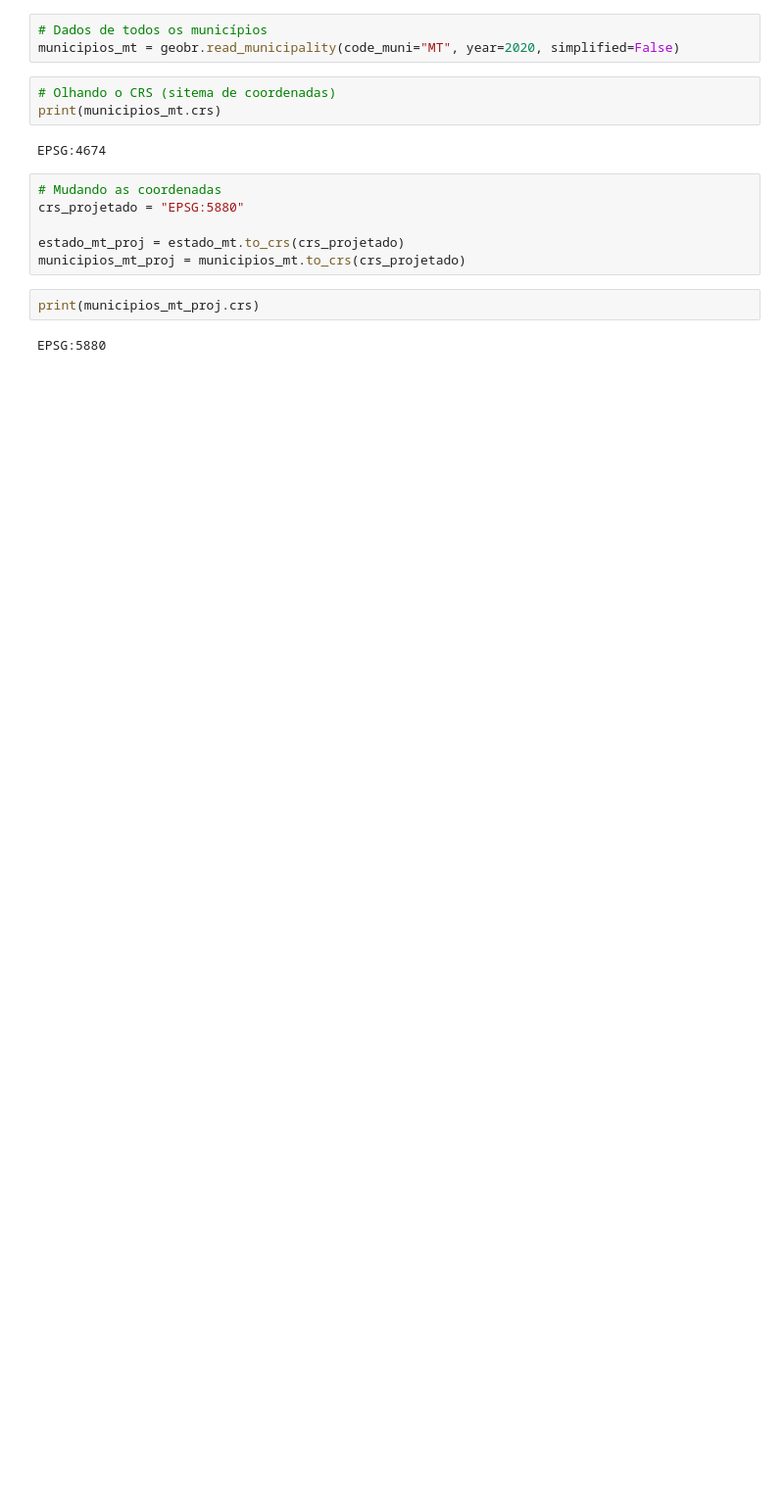
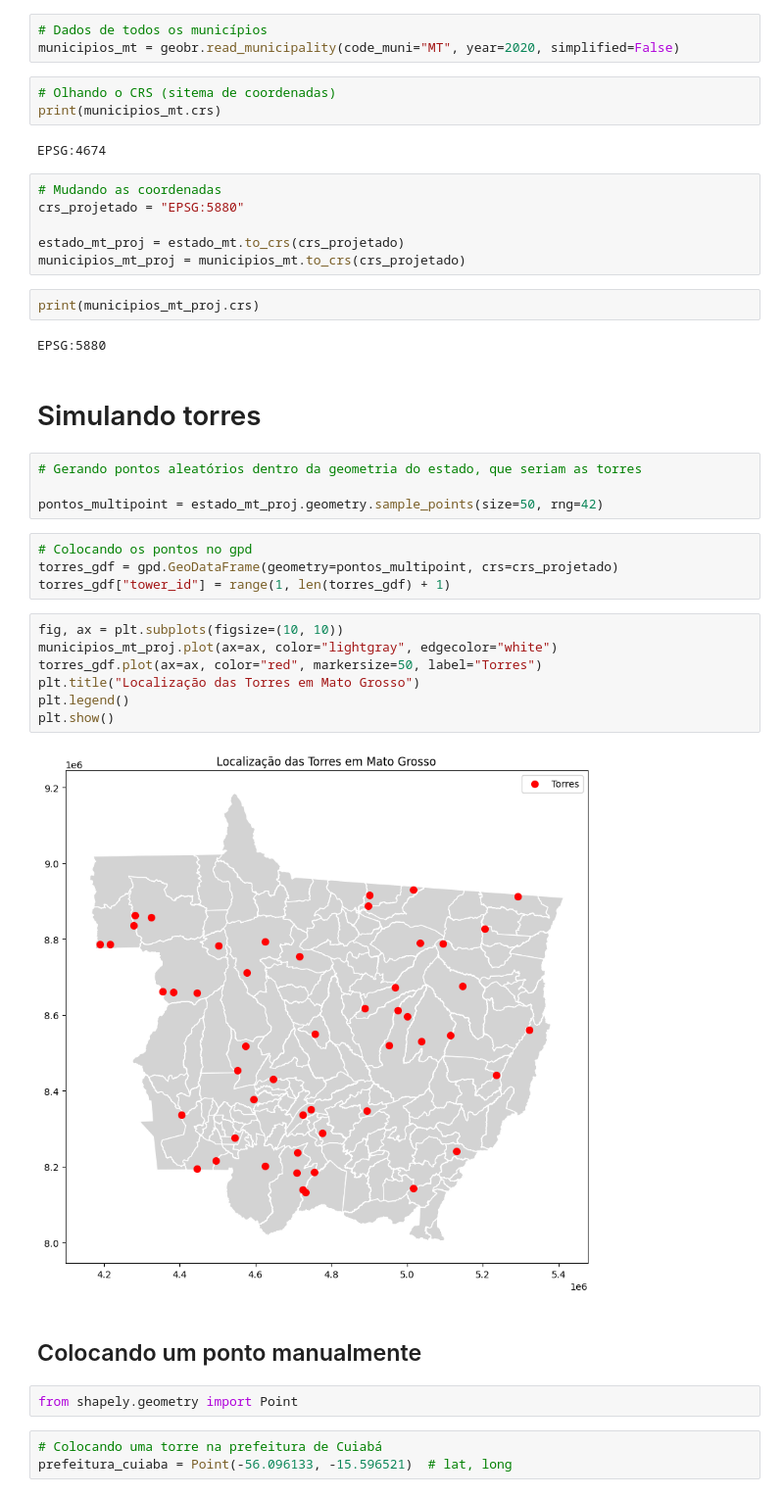
Before and after one commit to o-brn/geo_coverage_analysis, a Jupyter notebook: notebooks/eda.ipynb, the cells around one changed output. Shown at 98% size. Drawn from its saved outputs; the diff is of its cells as text; blank space fills up the shorter version.

Commit message:
feat(eda): complete exploratory data analysis

```diff
--- a/notebooks/eda.ipynb
+++ b/notebooks/eda.ipynb
@@ -21,3 +28,29 @@ municipios_mt_proj = municipios_mt.to_crs(crs_projetado)
 print(municipios_mt_proj.crs)
 # %% [output]
 EPSG:5880
+# %% [markdown]
+# Simulando torres
+# %%
+# Gerando pontos aleatórios dentro da geometria do estado, que seriam as torres
+
+pontos_multipoint = estado_mt_proj.geometry.sample_points(size=50, rng=42)
+# %%
+# Colocando os pontos no gpd
+torres_gdf = gpd.GeoDataFrame(geometry=pontos_multipoint, crs=crs_projetado)
+torres_gdf["tower_id"] = range(1, len(torres_gdf) + 1)
+# %%
+fig, ax = plt.subplots(figsize=(10, 10))
+municipios_mt_proj.plot(ax=ax, color="lightgray", edgecolor="white")
+torres_gdf.plot(ax=ax, color="red", markersize=50, label="Torres")
+plt.title("Localização das Torres em Mato Grosso")
+plt.legend()
+plt.show()
+# %% [output]
+[figure, added]
+# %% [markdown]
+## Colocando um ponto manualmente
+# %%
+from shapely.geometry import Point
+# %%
+# Colocando uma torre na prefeitura de Cuiabá
+prefeitura_cuiaba = Point(-56.096133, -15.596521)  # lat, long
```
Also changed, not shown: parts of 22 cells of this notebook.
